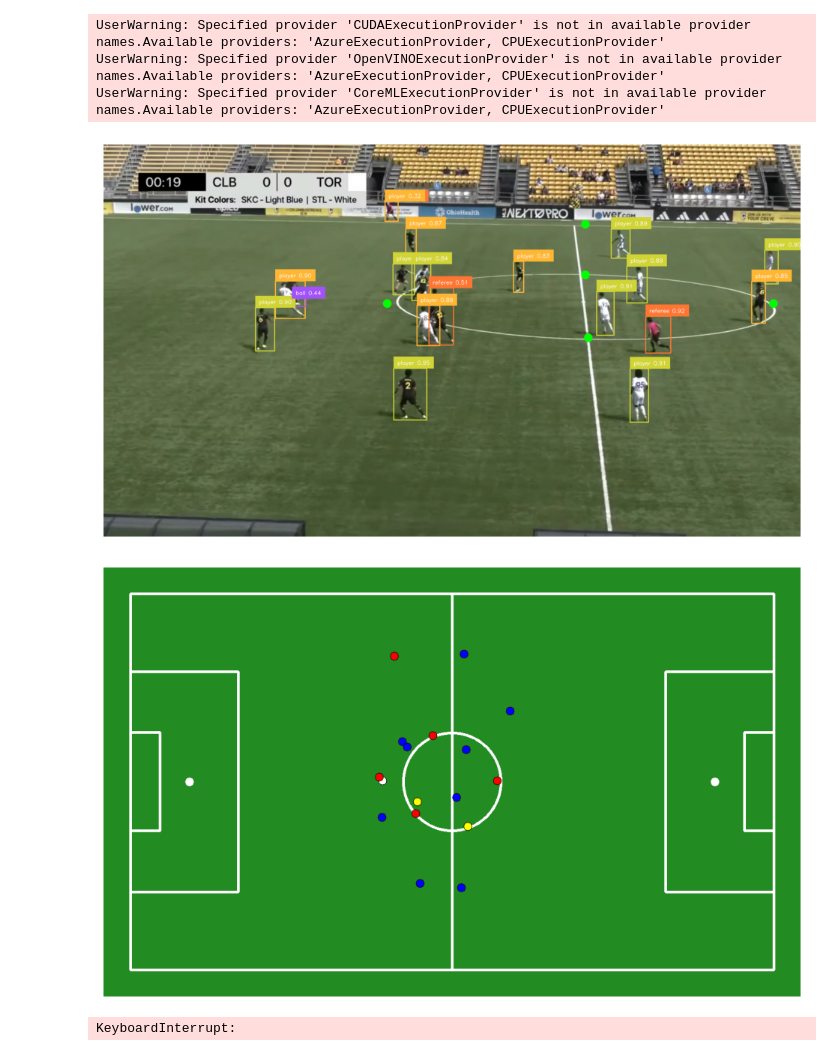
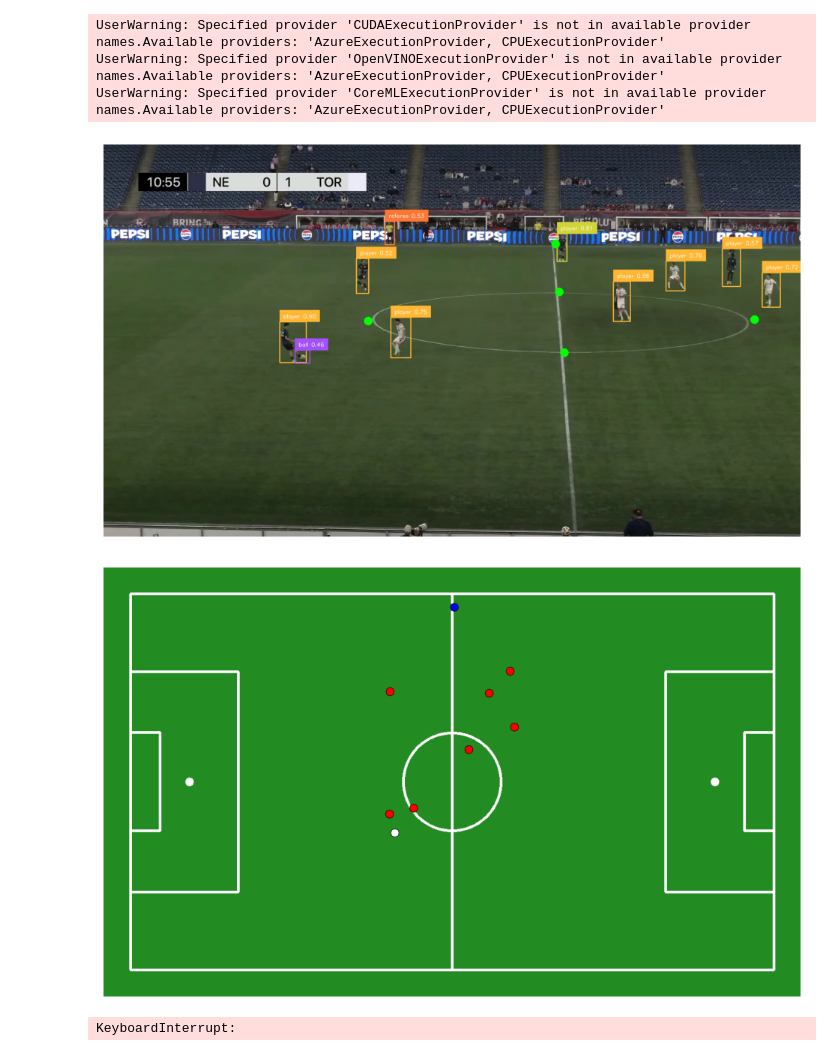
Before and after one commit to Isss11/soccer-computer-vision-analysis, a Jupyter notebook: detector.ipynb, the cells around one changed output. Drawn from its saved outputs; the diff is of its cells as text; code cells hidden in the pictures.

```diff
--- a/detector.ipynb
+++ b/detector.ipynb
@@ -312,15 +312,16 @@ class SoccerFrameAnalyzer:
 
         # Can re-use a transformation matrix or compute a new one
         if not areKeypointsPrecomputed:
+            try:
                 self.keypoints = self.obtainKeypoints()
                 self.transformer = self.createTransformer()
             # If an error occurs while computing the homography matrix, then use the last ones
-            # except Exception:
-            #     if lastFrame == None:
-            #         raise Exception("The homography matrix could not be computed, and as a result, this SoccerFrame instance could not be calculated.")
+            except Exception:
+                if lastFrame == None:
+                    raise Exception("The homography matrix could not be computed, and as a result, this SoccerFrame instance could not be calculated.")
 
-            #     self.transformer = lastFrame.transformer
-            #     self.keypoints = lastFrame.keypoints
+                self.transformer = lastFrame.transformer
+                self.keypoints = lastFrame.keypoints
         else:
             self.transformer = lastFrame.transformer
             self.keypoints = lastFrame.keypoints
@@ -538,7 +539,6 @@ class SoccerFrameAnalyzer:
         return distance
 
     def isBallDetected(self):
-        print(self.ballCoords)
         return len(self.ballCoords) > 0
 
     def getAnnotatedPitch(self):
@@ -733,37 +730,36 @@ def processVideoFrame(frame):
 import supervision as sv
 from tqdm import tqdm
 from sports.common.team import TeamClassifier
 
 SOURCE_VIDEO_PATH = "example-input/soccerClipFootage_1.mp4"
 PLAYER_ID = 2
 STRIDE = 30
 
 frame_generator = sv.get_video_frames_generator(
     source_path=SOURCE_VIDEO_PATH, stride=STRIDE)
 
 crops = []
 for frame in tqdm(frame_generator, desc='collecting crops'):
     result = objectModel.infer(frame, confidence=OBJECT_CONFIDENCE_LEVEL)[0]
     detections = sv.Detections.from_inference(result)
     playersDetections = detections[detections.class_id == NO_TEAM_PLAYER_CLASS_ID]
     playersCrops = [sv.crop_image(frame, xyxy) for xyxy in playersDetections.xyxy]
     crops += playersCrops
 
 teamClassifier = TeamClassifier(device="cuda")
 teamClassifier.fit(crops)
 
 # Perspective transformation
-fileName = f"images-pitch/frame335.jpg"
+fileName = f"images-pitch/frame80.jpg"
 image = cv2.imread(fileName)
 
 exampleFrame = SoccerFrameAnalyzer(image, teamClassifier=teamClassifier)
-# print(exampleFrame.getClosestTeamToBall())
 
 sv.plot_image(exampleFrame.getAnnotatedFootage())
 sv.plot_image(exampleFrame.getAnnotatedPitch())
 # %% [output]
-[figure, old version]
+[figure, new version]
-[figure, old version]
+[figure, new version]
 # %%
 print("Computing frames...")
 footageAnalyzer = SoccerFootageAnalyzer('example-input/clip_24.mp4')
```
Also changed, not shown: parts of 1 cell of this notebook.
